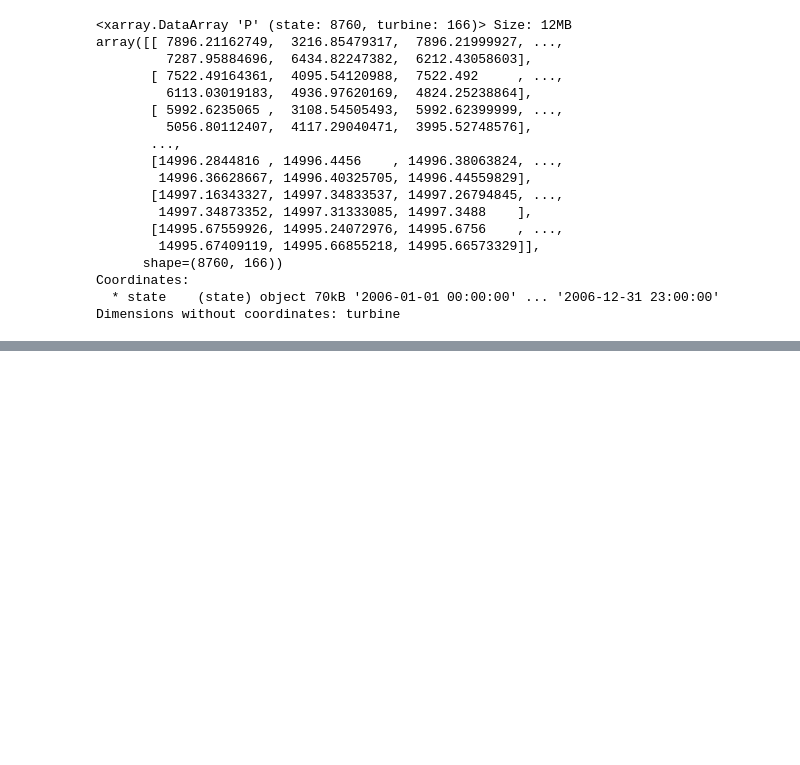
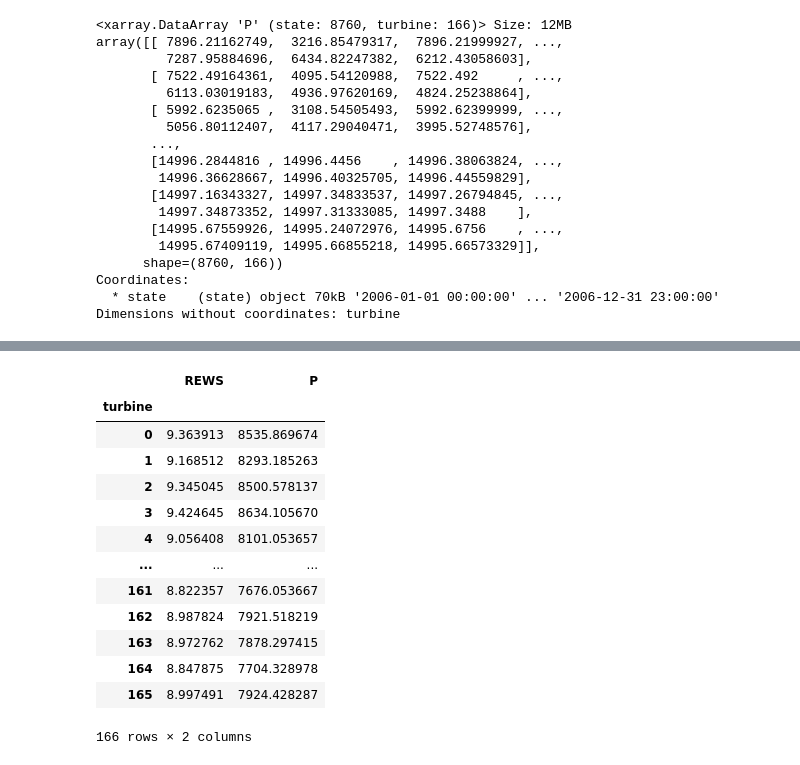
Before and after one commit to Merveille94/foxes-wind-farm-analysis, a Jupyter notebook: task3.ipynb, the cells around one changed output, grey strips where cells are left out. Cells and saved outputs as stored; diff of their text form; code cells hidden in the pictures; blank space fills up the shorter version.

```diff
--- a/task3.ipynb
+++ b/task3.ipynb
@@ -172,0 +192,19 @@ Dimensions without coordinates: turbine
+# %%
+o = foxes.output.FarmResultsEval(farm_results)
+turbine_results = o.reduce_states({FV.REWS: "weights", FV.P: "weights"})
+turbine_results
+# %% [output]
+|  | REWS | P |
+| turbine |  |  |
+| 0 | 9.363913 | 8535.869674 |
+| 1 | 9.168512 | 8293.185263 |
+| 2 | 9.345045 | 8500.578137 |
+| 3 | 9.424645 | 8634.105670 |
+| 4 | 9.056408 | 8101.053657 |
+| ... | ... | ... |
+| 161 | 8.822357 | 7676.053667 |
+| 162 | 8.987824 | 7921.518219 |
+| 163 | 8.972762 | 7878.297415 |
+| 164 | 8.847875 | 7704.328978 |
+| 165 | 8.997491 | 7924.428287 |
+166 rows × 2 columns
```
Also changed, not shown: parts of 4 cells of this notebook.
